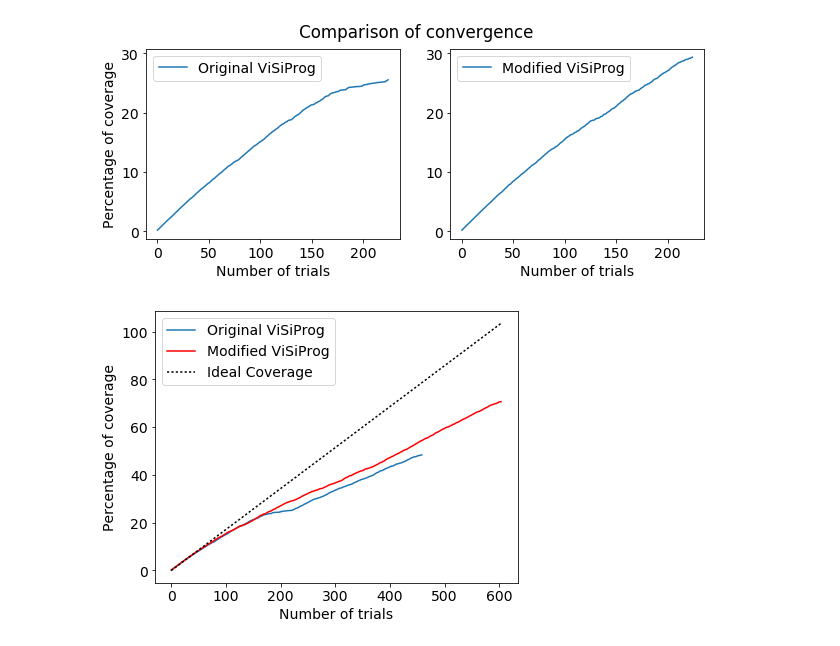
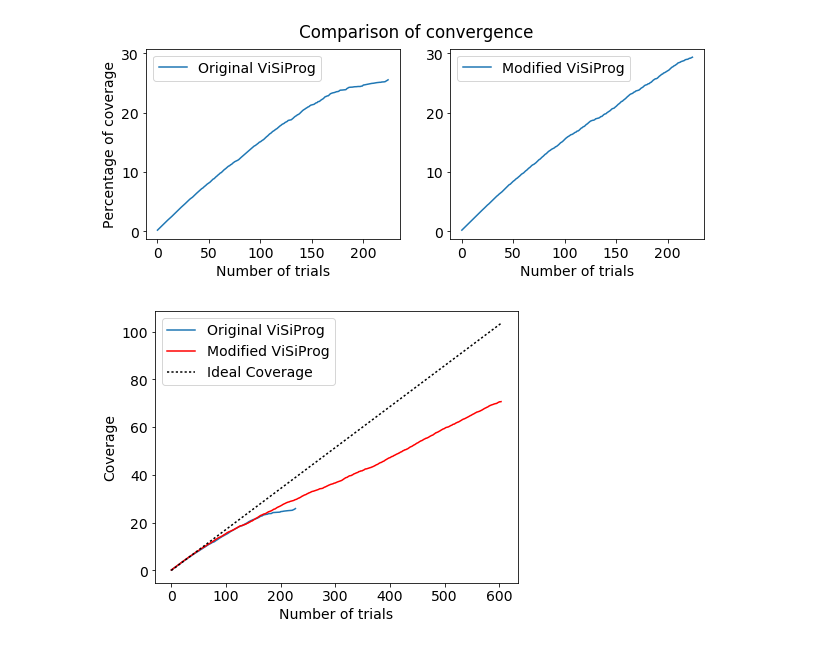
Before and after one commit to andreydung/metriclearning, a Jupyter notebook: DrawFigures.ipynb, the cells around one changed output. Drawn from its saved outputs; the diff is of its cells as text; code cells hidden in the pictures.

```diff
--- a/DrawFigures.ipynb
+++ b/DrawFigures.ipynb
@@ -53,34 +50,35 @@ fig.set_size_inches(6.5, 5)
 
 # ax1 = plt.subplot(121)
 
 c1 = get_old_visiprog_coverage()
-# c1 = c1[:230]
+c1 = c1[:228]
 c2 = get_varied_visiprog_coverage()
 # c2 = c2[:225]
 
 c3 = []
 for i in range(len(c2)):
     c3.append(100*i*9/5245)
 
 plt.plot(c1, label='Original ViSiProg')
 plt.plot(c2, 'r', label="Modified ViSiProg")
 plt.plot(c3, 'k:', label="Ideal Coverage")
 
 plt.xlabel("Number of trials")
-plt.ylabel("Percentage of coverage")
+plt.ylabel("Coverage")
 plt.legend(loc=2)
 # ax2 = plt.subplot(122, sharey=ax1, sharex=ax1)
 
 # c2 = get_varied_visiprog_coverage()
 # c2 = c2[:225]
 # plt.plot(c2, label="Modified ViSiProg")
 # plt.xlabel("Number of trials")
 # plt.legend(loc=2)
 # fig.suptitle("Comparison of convergence")
 
 
 # plt.tight_layout()
 
-fig.savefig("convergence2.eps", bbox_inches='tight',format='eps', dpi=1000)
+fig.savefig("convergence.pdf", bbox_inches='tight')
+#fig.savefig("convergence2.eps", bbox_inches='tight',format='eps', dpi=1000)?
 # %% [output]
-[figure, old version]
+[figure, new version]
```
Also changed, not shown: parts of 1 cell of this notebook, 8 other files.
